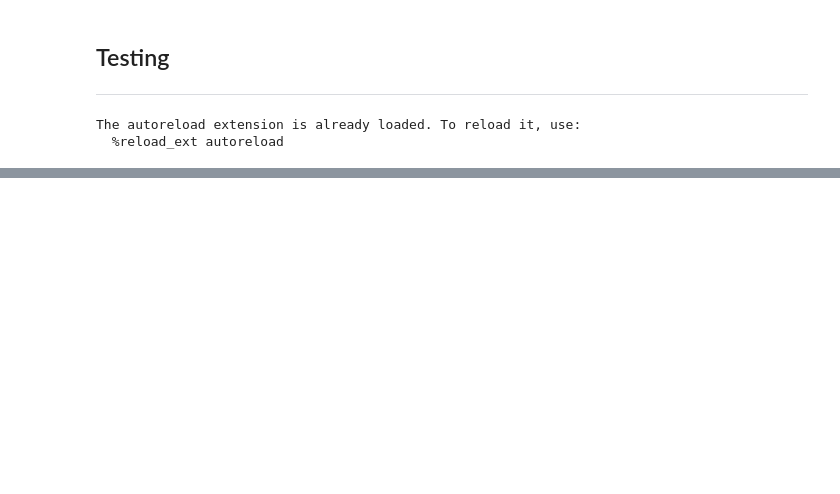
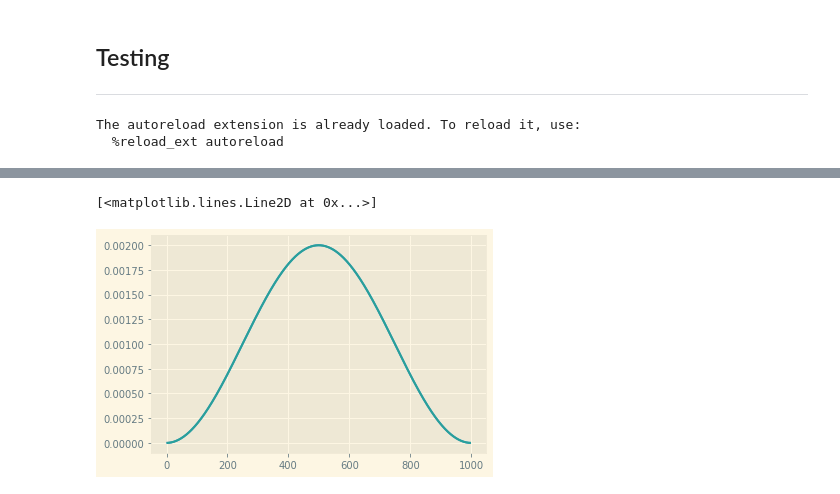
Before and after one commit to kklocker/NumFys, a Jupyter notebook: Assignment_3/Untitled.ipynb, the cells around one changed output, grey strips where cells are left out. Cells and saved outputs as stored; diff of their text form; code cells hidden in the pictures; blank space fills up the shorter version.

```diff
--- a/Assignment_3/Untitled.ipynb
+++ b/Assignment_3/Untitled.ipynb
@@ -13,0 +12,6 @@ import numpy as np
+# %%
+import matplotlib.pyplot as plt
+import palettable as pl
+st = plt.style.available[23]
+plt.style.use(st)
+emr = pl.cartocolors.sequential.Emrld_7.get_mpl_colormap()
@@ -14,4 +20,4 @@ import numpy as np
 # %%
-N = 1000000
+N = 1000
 # %%
 A = matrix_box_potential(N,order=6)
@@ -30,0 +28,6 @@ KeyboardInterrupt:
+# %%
+plt.plot(np.abs(cn@v.T)**2)
+plt.plot(np.abs(v[:,0])**2)
+# %% [output]
+[<matplotlib.lines.Line2D at 0x...>]
+[figure, added]
```
Also changed, not shown: parts of 15 cells of this notebook, 3 other files.
